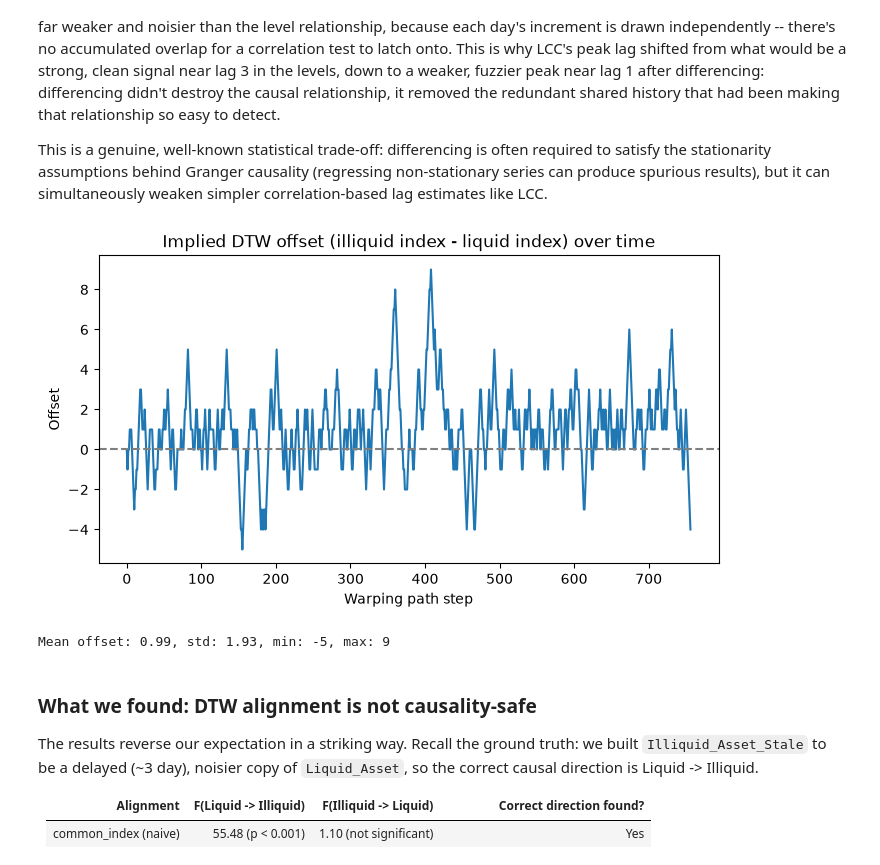
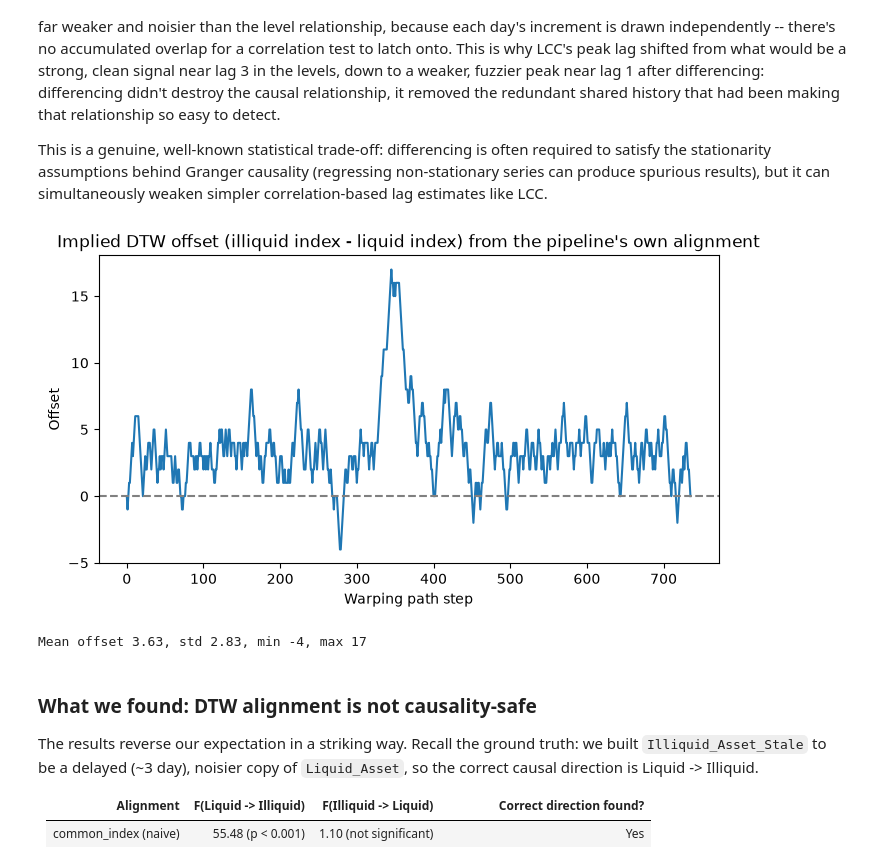
Before and after one commit to ykleung0211/time-series-causality-toolkit, a Jupyter notebook: case_study/03_dtw_alignment_and_preprocessing.ipynb, the cells around one changed output. Saved outputs shown, nothing was run; the diff lists cells and outputs as text; code cells hidden in the pictures.

```diff
--- a/case_study/03_dtw_alignment_and_preprocessing.ipynb
+++ b/case_study/03_dtw_alignment_and_preprocessing.ipynb
@@ -112,10 +112,11 @@ if smoothing secretly used future data, it could create artificial predictive
 relationships that don't reflect real causal structure.
 # %%
 smoothed_illiquid = smooth_series(illiquid_series, window=5)
+smoothed_liquid = smooth_series(liquid_series, window=5)
 
 fig, ax = plt.subplots(figsize=(10, 4))
 ax.plot(illiquid_series, label="Raw illiquid asset", alpha=0.5)
-ax.plot(smoothed_illiquid, label="Smoothed (5-day centered window)", linewidth=2)
+ax.plot(smoothed_illiquid, label="Smoothed (5-day trailing window)", linewidth=2)
 ax.set_title("Effect of Smoothing on the Illiquid Asset")
 ax.legend()
 plt.show()
@@ -232,17 +233,17 @@ showcase_config_warped = AnalysisConfig(
     plot_dtw_alignment=True,
     alignment_mode="dtw_warped",
     run_granger=True,
-    granger_maxlag=5,
+    granger_maxlag=10,
     run_granger_surrogates=True,
     run_te=False,
     run_ccm=False,
-    n_surrogates=100,
+    n_surrogates=200,
     surrogate_seed=0,
-    surrogate_method="both",
+    surrogate_method="all",
 )
 
 warped_results = run_analysis_pipeline(
-    liquid_series, smoothed_illiquid,
+    smoothed_liquid, smoothed_illiquid,
     "Liquid_Asset", "Illiquid_Asset_Stale",
     preprocessing_config=PreprocessingConfig(base_representation="raw", standardize=True),
     analysis_config=showcase_config_warped,
@@ -348,23 +380,21 @@ simultaneously weaken simpler correlation-based lag estimates like LCC.
 # %%
 from src.causal_analysis import extract_warping_path
 
-dtw_alignment = compute_dtw_sequence(liquid_series, smoothed_illiquid)
-
+dtw_alignment = warped_results["dtw"]
 index_one, index_two = extract_warping_path(dtw_alignment)
 offsets = np.array(index_two) - np.array(index_one)
 
 plt.figure(figsize=(8, 4))
 plt.plot(offsets)
 plt.axhline(0, color="gray", linestyle="--")
-plt.title("Implied DTW offset (illiquid index - liquid index) over time")
+plt.title("Implied DTW offset (illiquid index - liquid index) from the pipeline's own alignment")
 plt.xlabel("Warping path step")
 plt.ylabel("Offset")
 plt.show()
-
-print(f"Mean offset: {offsets.mean():.2f}, std: {offsets.std():.2f}, min: {offsets.min()}, max: {offsets.max()}")
+print(f"Mean offset {offsets.mean():.2f}, std {offsets.std():.2f}, min {offsets.min()}, max {offsets.max()}")
 # %% [output]
-[figure, old version]
+[figure, new version]
-Mean offset: 0.99, std: 1.93, min: -5, max: 9
+Mean offset 3.63, std 2.83, min -4, max 17
 # %% [markdown]
 ### What we found: DTW alignment is not causality-safe
 
```
Also changed, not shown: parts of 5 cells of this notebook, 2 other files.
